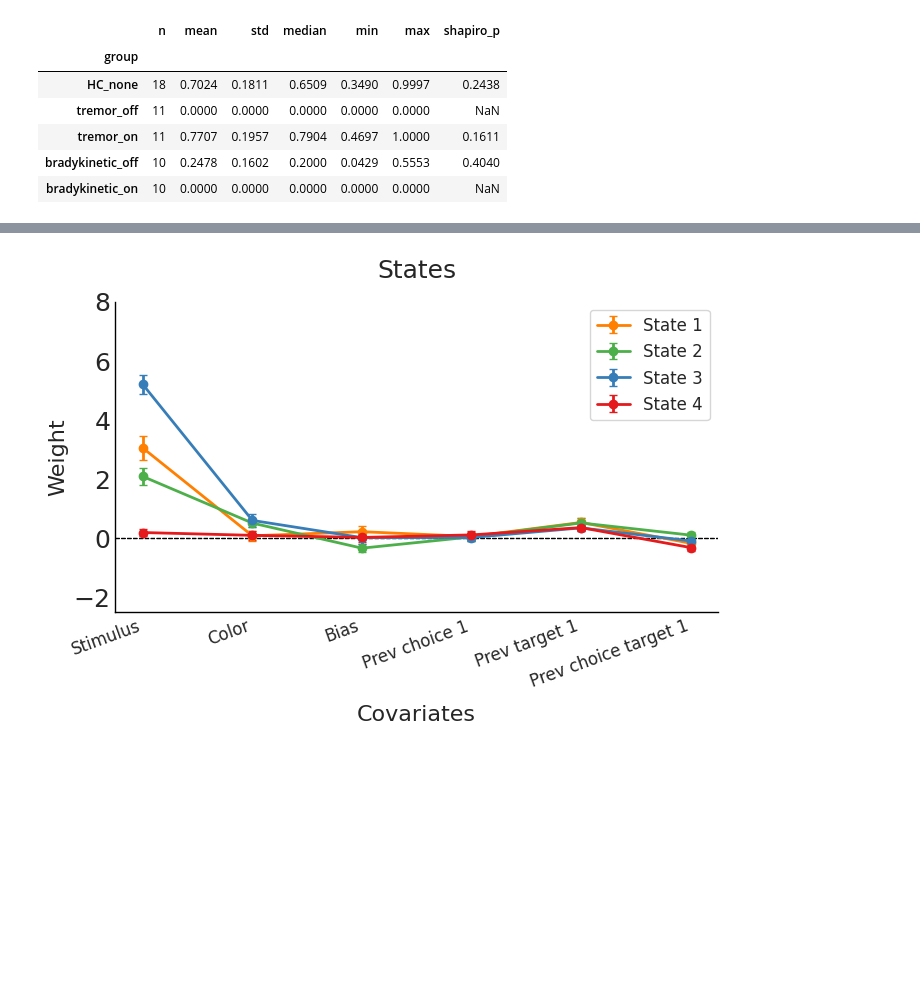
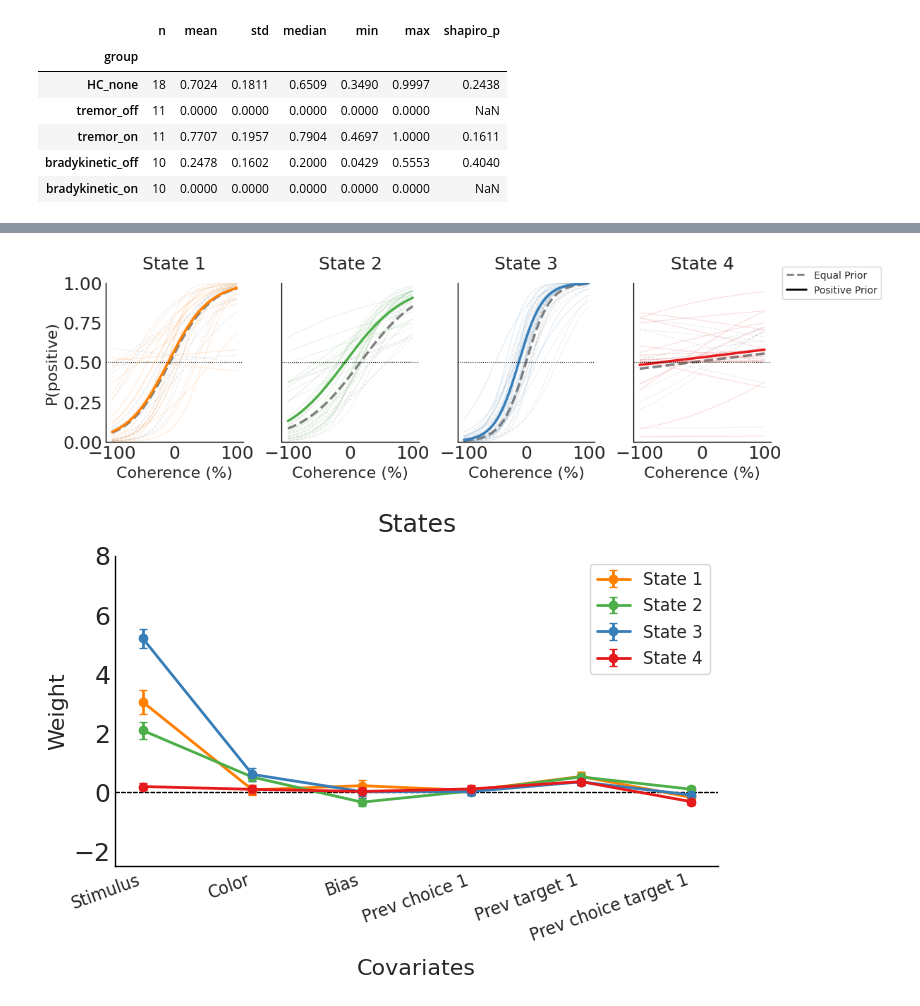
Before and after one commit to vaibrainium/bayesian-priors-in-pd-subtype, a Jupyter notebook: notebooks/4.10-glm-hmm-model-analysis.ipynb, the cells around one changed output, grey strips where cells are left out. Cells and saved outputs as stored; diff of their text form; code cells hidden in the pictures; blank space fills up the shorter version.

```diff
--- a/notebooks/4.10-glm-hmm-model-analysis.ipynb
+++ b/notebooks/4.10-glm-hmm-model-analysis.ipynb
@@ -694,3 +691,77 @@ plt.show()
+# %%
+def diss_plot_group_state_psych(axrow, group, gd, title=None):
+
+    label = GROUP_LABELS.get(group, str(group))
+    colors = get_state_colors(K)
+
+    ax_psych = axrow[0, np.arange(0, K)]
+    si = feats.index("stimulus") if "stimulus" in feats else 0
+    bi = feats.index("bias") if "bias" in feats else None
+    ci = next((i for i, f in enumerate(feats) if f == "color"), None)
+    cXs_i = next((i for i, f in enumerate(feats) if "color" in f and "stim" in f.lower()), None)
+
+    Wg = np.stack(list(gd["session_weights"].values()))
+    S = len(Wg)
+    Og = np.stack(list(gd["session_occupancy"].values()))
+    mean_w, sem_w = Wg.mean(0), Wg.std(0) / np.sqrt(S)
+    mean_o, sem_o = Og.mean(0), Og.std(0) / np.sqrt(S)
+
+    def psych_curve(w_row, c, xr):
+        logit = w_row[si] * xr
+        if bi is not None:
+            logit += w_row[bi]
+        if ci is not None:
+            logit += w_row[ci] * c
+        if cXs_i is not None:
+            logit += w_row[cXs_i] * xr * c
+        return 1 / (1 + np.exp(-logit))
+
+    xr = np.linspace(-1, 1, 200)
+    for ax, k in zip(ax_psych, range(K)):
+        for c in [0, 1]:
+            ls = "--" if c == 0 else "-"
+            color = "gray" if c == 0 else colors[k]
+
+            for s in range(S):
+                ax.plot(xr * 100, psych_curve(Wg[s, k], c, xr), color=color, lw=0.8, ls=ls, alpha=0.15)
+
+            ax.plot(xr * 100, psych_curve(mean_w[k], c, xr), color=color, lw=2.5, ls=ls)
+
+        ax.axhline(0.5, color="k", ls=":", lw=0.8)
+        if ax == ax_psych[0]:
+            ax.set_xlabel("Coherence (%)")
+            ax.set_ylabel("P(positive)", position=(0.5, 0.5))
+            ax.set_ylim(0, 1)
+        else:
+            ax.set_yticklabels([])
+        ax.set_xlabel("Coherence (%)")
+        ax.set_ylim(0, 1)
+
+        # dummy dashed and solid lines
+        if ax == ax_psych[-1]:
+            ax.plot([], [], color="gray", lw=2, ls="--", label="Equal Prior")
+            ax.plot([], [], color="k", lw=2, ls="-", label="Positive Prior")
+            ax.legend(fontsize=10, bbox_to_anchor=(1.05, 1), loc="center left")
+
+        ax.set_title(f"State {k + 1}", fontsize=18, y=1.05)
+
+    # if title:
+    #     ax_psych[0].figure.suptitle(title, fontsize=25, y=1.05)
+
+
+group_data = build_group_data(bundle, sess_md)
+GROUP_ORDER = [("HC", "none")]
+GROUP_ORDER = [g for g in GROUP_ORDER if g in group_data]
+nG = len(GROUP_ORDER)
+
+for row, g in enumerate(GROUP_ORDER):
+    fig, axes = plt.subplots(1, K, figsize=(12, 3.5), squeeze=False)
+    title = f"{g[0].capitalize()}_{g[1]}" if g[0] != "HC" else f"{g[0]}"
+    diss_plot_group_state_psych(axes, g, group_data[g], title=title)
+plt.tight_layout()
+plt.show()
+# %% [output]
+[figure, added]
 # %%
 def diss_plot_group_state_weight(ax, group, gd, title=None):
 
```
Also changed, not shown: parts of 1 cell of this notebook, 3 other files.
